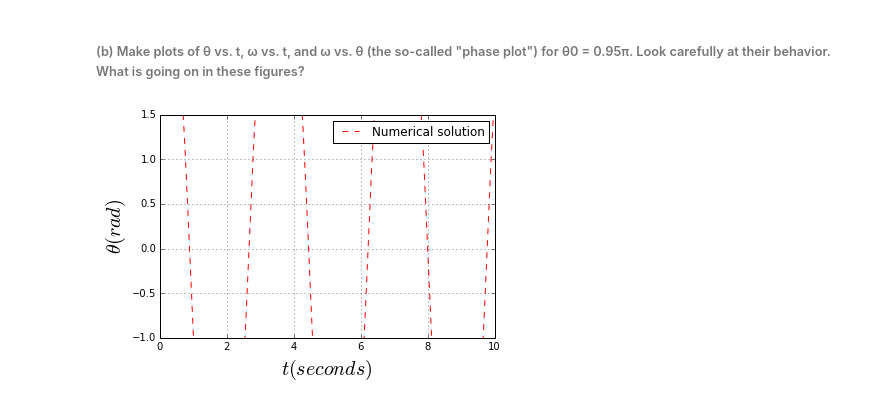
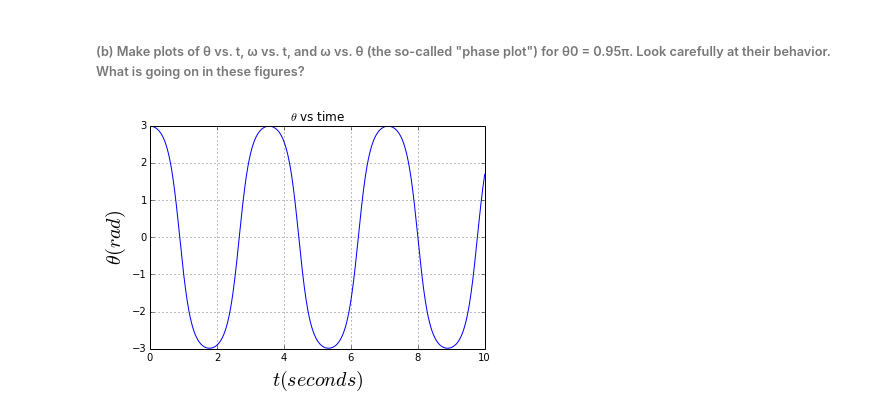
Before and after one commit to nwilli14/PHYS202-S14, a Jupyter notebook: SciPy/ODEExercises.ipynb, the cells around one changed output. Cells and saved outputs as stored; diff of their text form; code cells hidden in the pictures.

```diff
--- a/SciPy/ODEExercises.ipynb
+++ b/SciPy/ODEExercises.ipynb
@@ -72,30 +74,29 @@ straight downso it has no side momentum.
 # %%
 g = 9.8 #m/s^2
 ell = 0.5 #m
 th0= .95*pi
 t = np.arange(0.,10.+0.01,0.01)
 
 
 def deriv(theta_current,t): # return derivatives of the array theta
     g = 9.8 #m/s^s
     ell = 0.5 #m
     theta = theta_current[0]
     omega = theta_current[1]
     dtheta= omega
     domega= -(g/ell)*np.sin(theta)
     return np.array([dtheta, domega])
 
 omega0 = 0.
 theta_init = np.array([th0, omega0])
 
 theta = odeint(deriv, theta_init, t)
 
-plt.plot(t,theta[:,0],'r--',label="Numerical solution")
+plt.plot(t,theta[:,0],'b')
 plt.xlabel(r'$t (seconds)$',fontsize=20)
 plt.ylabel(r'$\theta (rad)$',fontsize=20)
-plt.ylim(-1,1.5)
 plt.grid()
-plt.legend()
+plt.title(r'$\theta $ vs time')
 plt.show()
 # %% [output]
-[figure, old version]
+[figure, new version]
```
Also changed, not shown: parts of 25 cells of this notebook, 1 other file.
